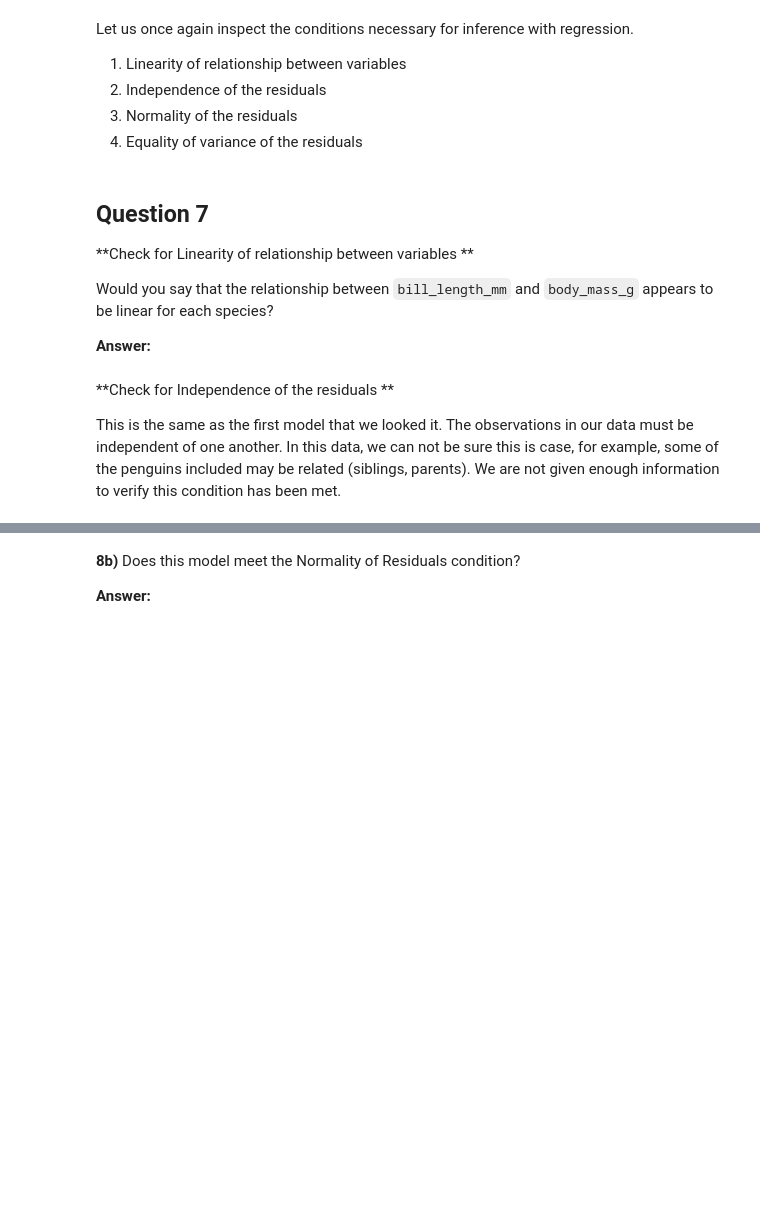
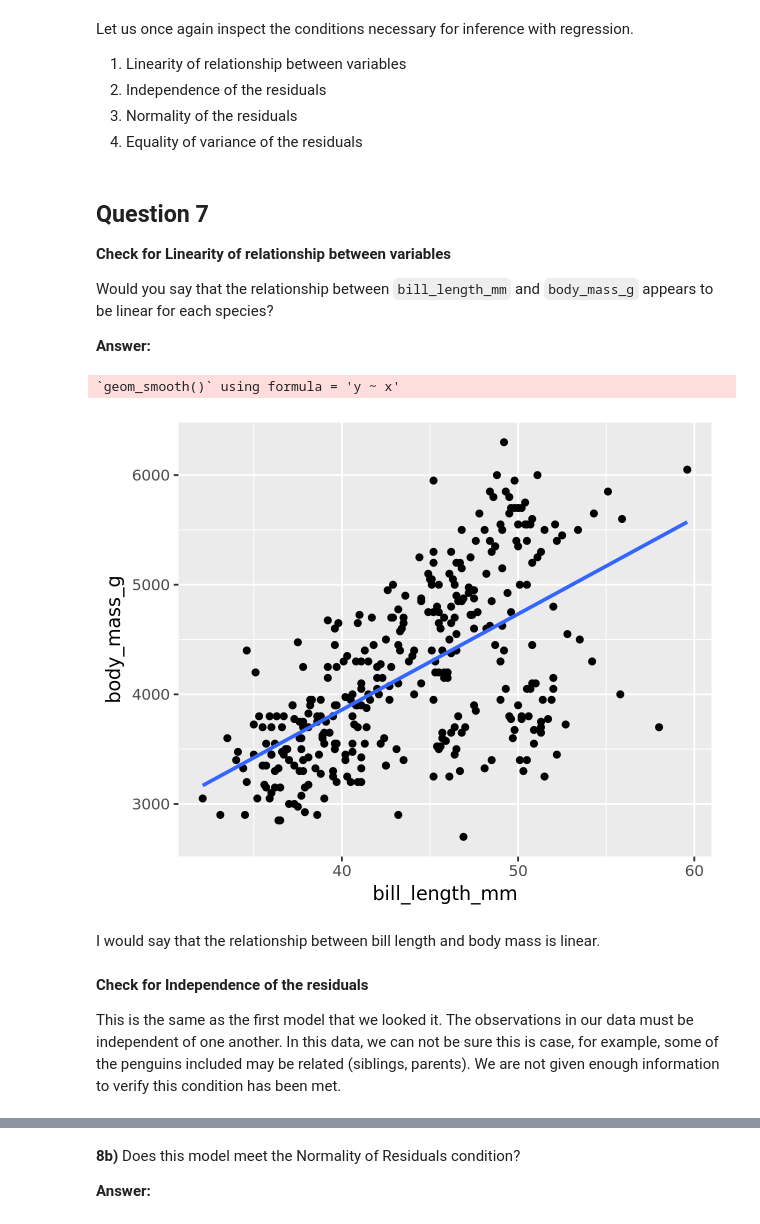
Before and after one commit to UNC-DATA-730/unit-10-assignment-stfurey, a Jupyter notebook: assignment10.ipynb, the cells around one changed output, grey strips where cells are left out. Drawn from its saved outputs; the diff is of its cells as text; code cells hidden in the pictures; blank space fills up the shorter version.

```diff
--- a/assignment10.ipynb
+++ b/assignment10.ipynb
@@ -241,14 +341,23 @@ regression.
 # %% [markdown]
 ## Question 7
 
-**Check for Linearity of relationship between variables **
+**Check for Linearity of relationship between variables**
 
 Would you say that the relationship between `bill_length_mm` and
 `body_mass_g` appears to be linear for each species?
 
 **Answer:**
+# %%
+ggplot(data = pen, aes(y = body_mass_g, x = bill_length_mm)) +
+  geom_point() +
+  geom_smooth(method = "lm", se = FALSE)
+# %% [output]
+`geom_smooth()` using formula = 'y ~ x'
+[figure, added]
+# %% [markdown]
+I would say that the relationship between bill length and body mass is linear.
 # %% [markdown]
-**Check for Independence of the residuals **
+**Check for Independence of the residuals**
 
 This is the same as the first model that we looked it. The observations
 in our data must be independent of one another. In this data, we can not
```
Also changed, not shown: parts of 30 cells of this notebook.
